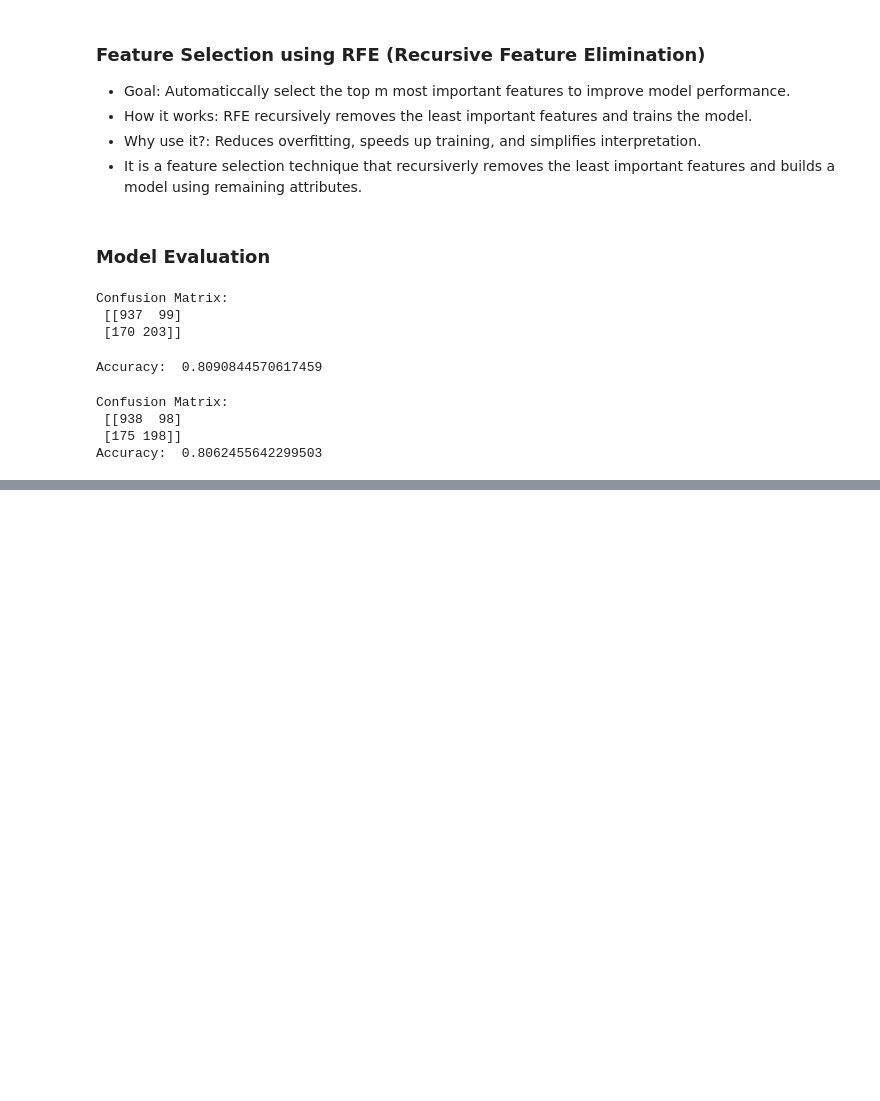
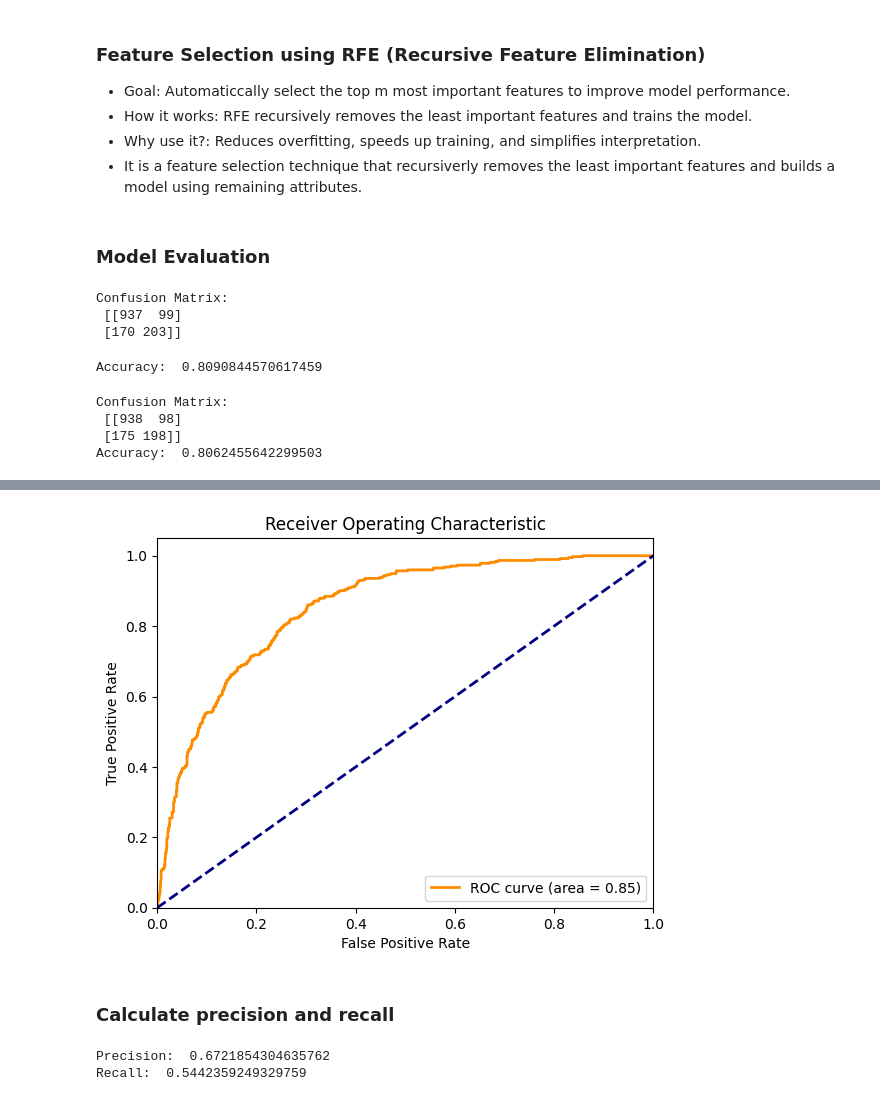
Before and after one commit to AmeyPhutane123/LearningDataScience, a Jupyter notebook: Data Science/LearningNotebooksbyAmey/5_LogisticRegression&_RecursiveFeatureElimination.ipynb, the cells around one changed output, grey strips where cells are left out. Cells and saved outputs as stored; diff of their text form; code cells hidden in the pictures; blank space fills up the shorter version.

```diff
--- a/Data Science/LearningNotebooksbyAmey/5_LogisticRegression&_RecursiveFeatureElimination.ipynb
+++ b/Data Science/LearningNotebooksbyAmey/5_LogisticRegression&_RecursiveFeatureElimination.ipynb
@@ -707,0 +738,50 @@ Accuracy:  0.8062455642299503
+# %%
+import matplotlib.pyplot as plt
+from sklearn.metrics import roc_curve, roc_auc_score
+
+# Calculate ROC curve
+fpr, tpr, thresholds = roc_curve(y_test, model.predict_proba(X_test_rfe)[:, 1])
+
+# Plot ROC curve
+plt.figure()
+
+plt.plot(fpr, tpr, color='darkorange', lw=2, label='ROC curve (area = %0.2f)' % roc_auc_score(y_test, model.predict_proba(X_test_rfe)[:, 1]))
+
+
+
+
+# Plotting the ROC (Receiver Operating Characteristic) Curve:
+# - `fpr` (x-axis): False Positive Rate (1 - Specificity)
+# - `tpr` (y-axis): True Positive Rate (Sensitivity/Recall)
+# - `color='darkorange'`: Curve color (standard for visibility)
+# - `lw=2`: Line width for better visibility
+# - `label`: Shows AUC (Area Under Curve) score (0.5 = random, 1.0 = perfect)
+# - `roc_auc_score()` calculates the AUC to quantify model performance (higher = better)
+
+
+
+
+plt.plot([0, 1], [0, 1], color='navy', lw=2, linestyle='--')
+plt.xlim([0.0, 1.0])
+plt.ylim([0.0, 1.05])
+plt.xlabel('False Positive Rate')
+plt.ylabel('True Positive Rate')
+plt.title('Receiver Operating Characteristic')
+plt.legend(loc="lower right")
+plt.show()
+# %% [output]
+[figure, added]
+# %% [markdown]
+### Calculate precision and recall
+# %%
+
+from sklearn.metrics import precision_score
+
+precision = precision_score(y_test, y_pred_rfe)
+recall = recall_score(y_test, y_pred_rfe)
+
+print("Precision: ", precision)
+print("Recall: ", recall)
+# %% [output]
+Precision:  0.6721854304635762
+Recall:  0.5442359249329759
```
Also changed, not shown: parts of 5 cells of this notebook.
